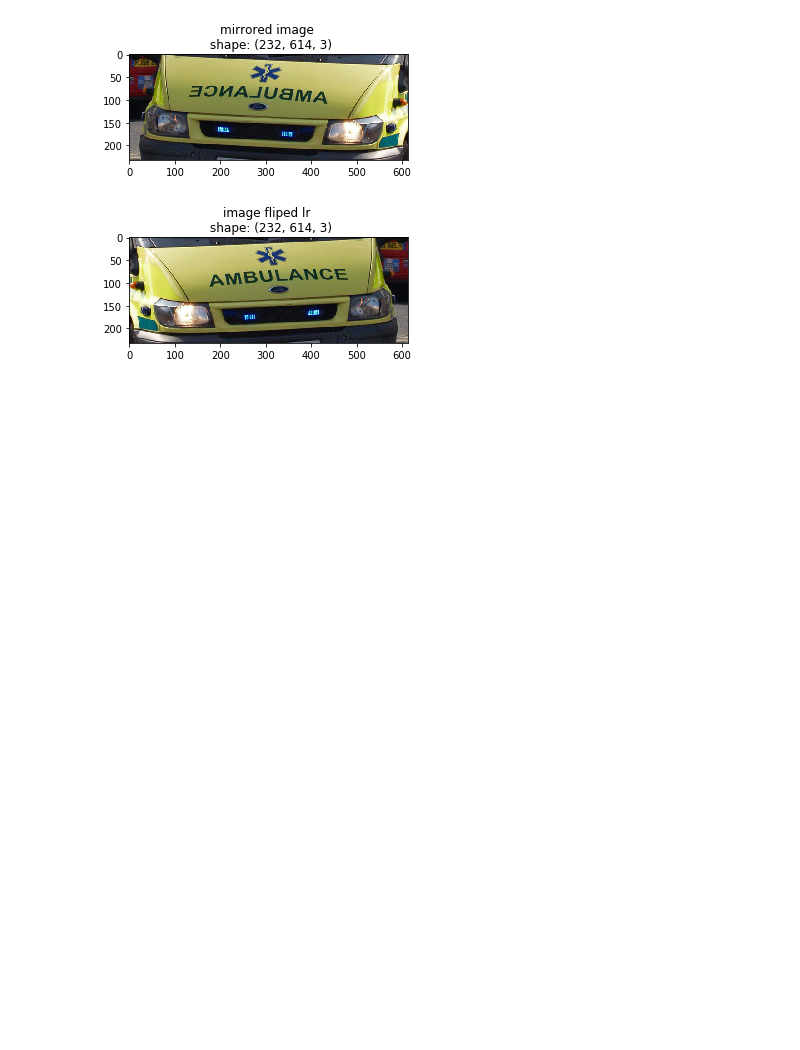
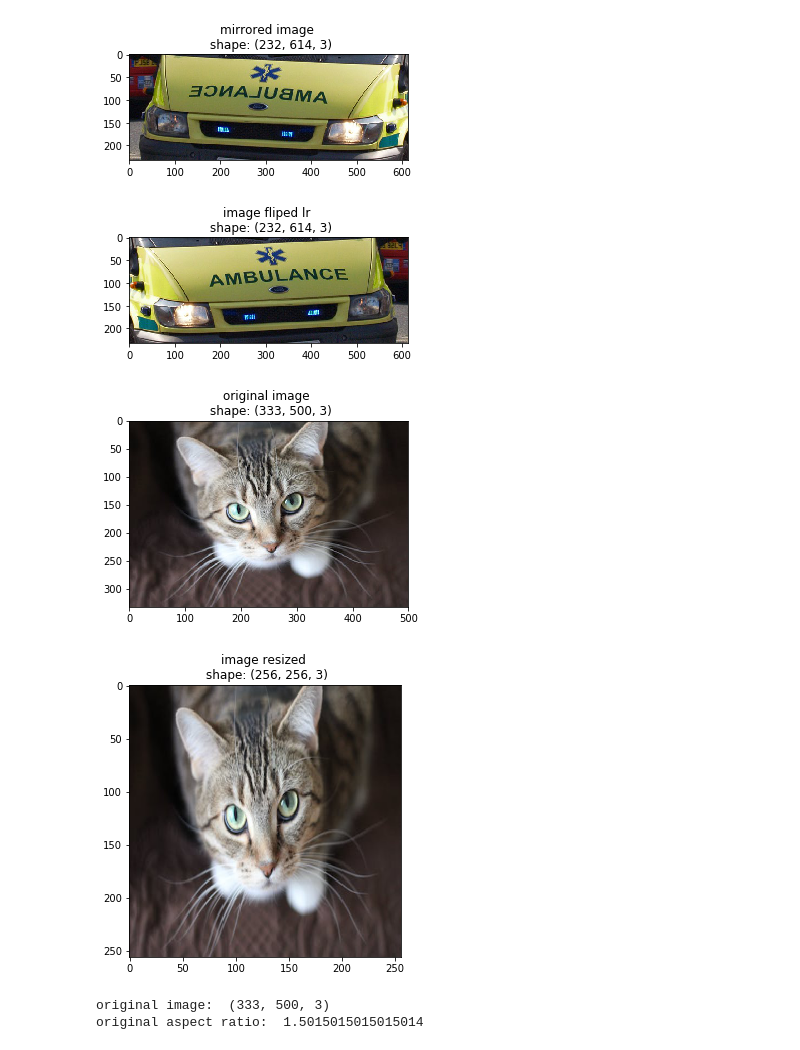
Before and after one commit to alisharifara/myCaffe2Examples, a Jupyter notebook: 05-ImagePreProcessingPipeline.ipynb, the cells around one changed output. Drawn from its saved outputs; the diff is of its cells as text; code cells hidden in the pictures; blank space fills up the shorter version.

```diff
--- a/05-ImagePreProcessingPipeline.ipynb
+++ b/05-ImagePreProcessingPipeline.ipynb
@@ -87,3 +87,18 @@ img_mirrored_fliplr = np.fliplr(img_mirrored)
 display_image(img_mirrored_fliplr, 'image fliped lr')
 # %% [output]
 [figure]
+# %%
+display_image(img, 'original image')
+img_resized = skimage.transform.resize(img, (256, 256))
+display_image(img_resized, 'image resized')
+# %% [output]
+[figure, added]
+[figure, added]
+# %%
+aspect_ratio = img.shape[1] / float(img.shape[0])
+
+print('original image: ', img.shape)
+print('original aspect ratio: ', aspect_ratio)
+# %% [output]
+original image:  (333, 500, 3)
+original aspect ratio:  1.5015015015015014
```
Also changed, not shown: parts of 2 cells of this notebook.
